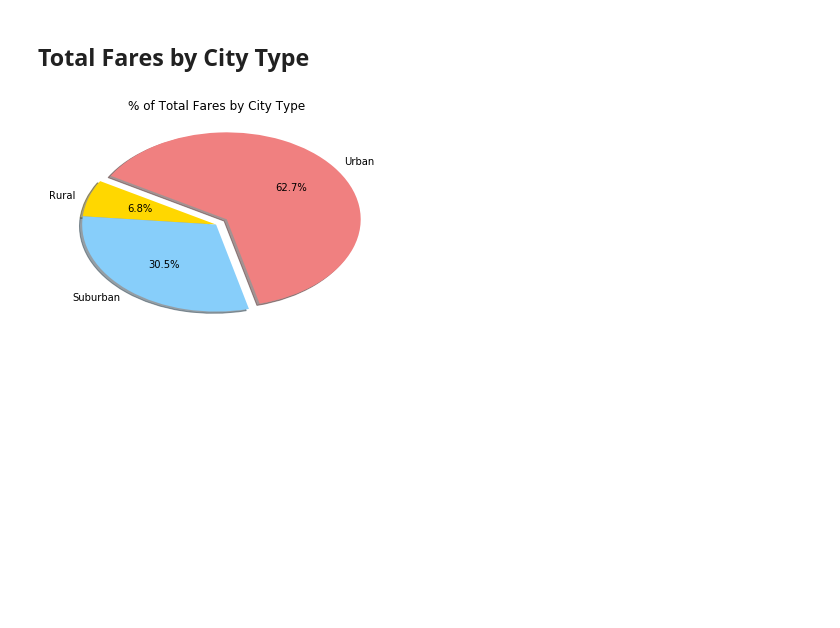
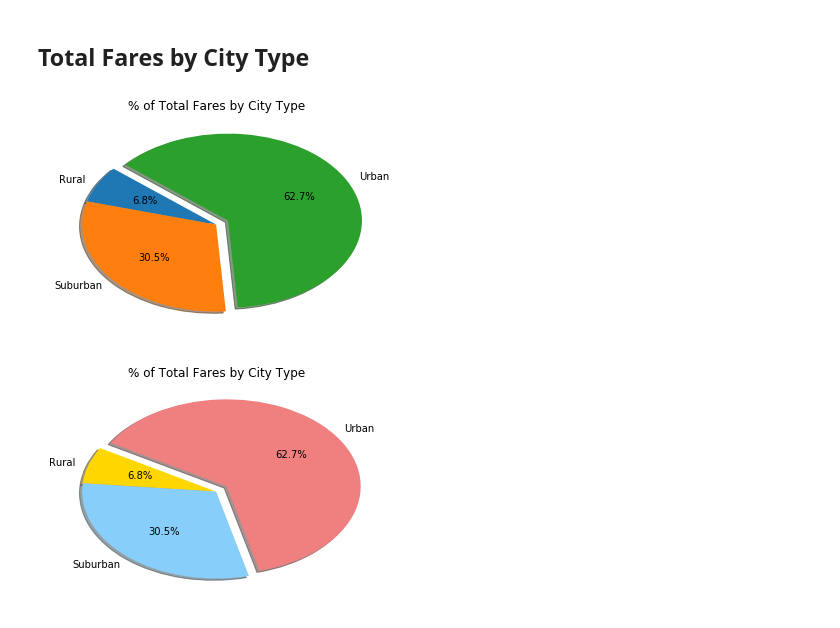
Before and after one commit to annatheking/Homework5_Pyber, a Jupyter notebook: 05_matplotlib_homework_Instructions_Pyber_pyber_starter.ipynb, the cells around one changed output. Cells and saved outputs as stored; diff of their text form; code cells hidden in the pictures; blank space fills up the shorter version.

Commit message:
Finished plotting

```diff
--- a/05_matplotlib_homework_Instructions_Pyber_pyber_starter.ipynb
+++ b/05_matplotlib_homework_Instructions_Pyber_pyber_starter.ipynb
@@ -6,7 +6,7 @@ import pandas as pd
 import numpy as np
 
 # File to Load (Remember to change these)
-city_data_to_load = "/Users/shuashua/Documents/Data_Analytic_Boot_Camp/Homework5/05_matplotlib_homework_Instructions_Pyber_data_city_data.csv"
+city_data_to_load = "/Users/shuashua/Documents/Data_Analytic_Boot_Camp/Homework5a/05_matplotlib_homework_Instructions_Pyber_data_city_data.csv"
 ride_data_to_load = "/Users/shuashua/Documents/Data_Analytic_Boot_Camp/Homework5a/05_matplotlib_homework_Instructions_Pyber_data_ride_data.csv"
 
 # Read the City and Ride Data
@@ -130,3 +123,22 @@ plt.show()
+# %%
+# Calculate Type Percents
+fgrp = rc.groupby('type', as_index=False).sum()
+fpercent = fgrp['fare']*100 / sum(fgrp['fare'])
+fpercent[0]
+
+explode = (0,0,0.1)
+#colors=['yellow','blue','red']
+labels=fgrp['type']
+
+# Build Pie Chart
+plt.pie(fpercent,labels=labels,explode=explode,shadow=True,autopct="%1.1f%%",startangle=140)
+plt.title('% of Total Fares by City Type')
+#plt.axis("equal")
+
+# Save Figure
+plt.savefig('/Users/shuashua/Documents/Data_Analytic_Boot_Camp/Homework5a/Fare_Pie.png')
+# %% [output]
+[figure, added]
 # %%
 # Show Figure
 plt.show()
```
Also changed, not shown: parts of 7 cells of this notebook, 4 other files.
